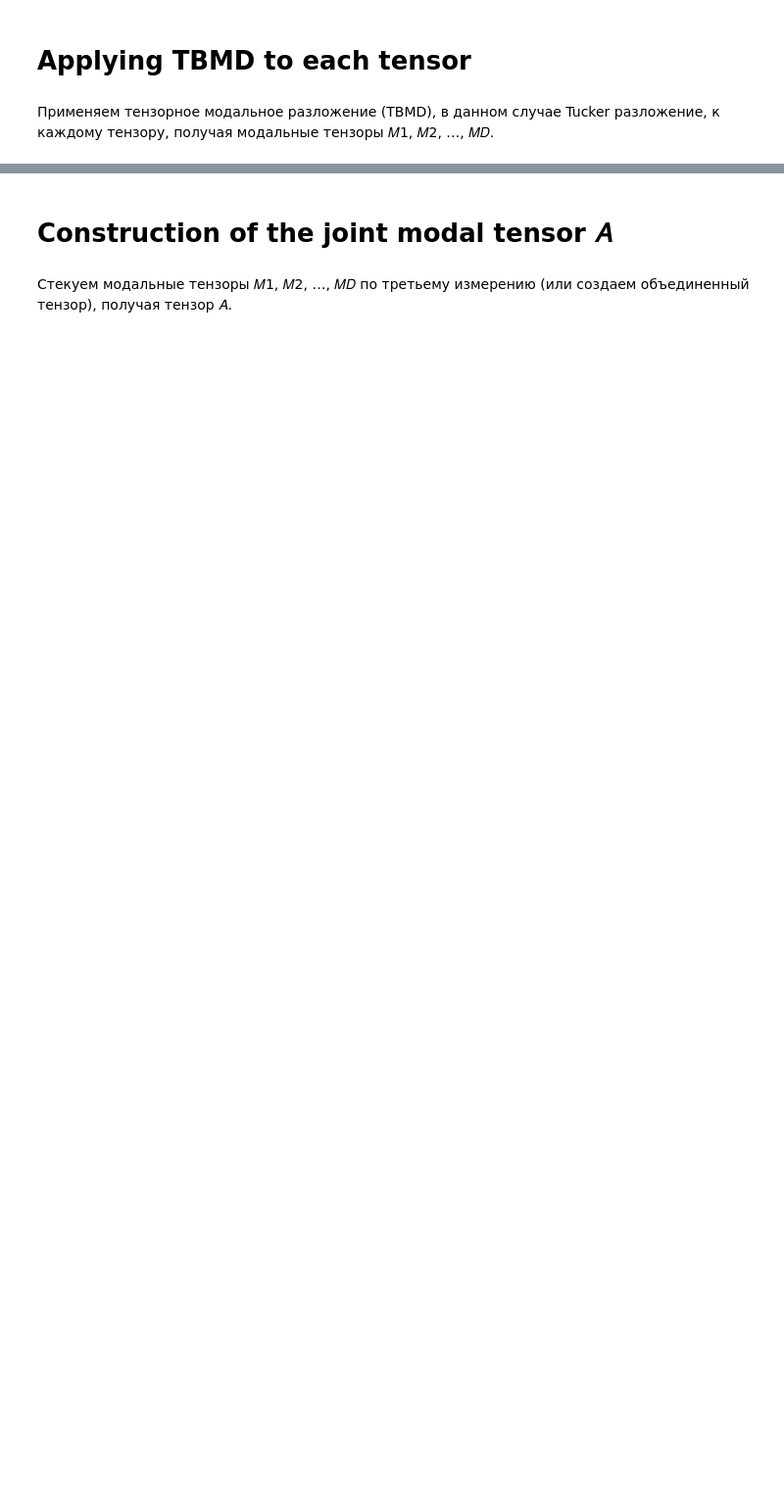
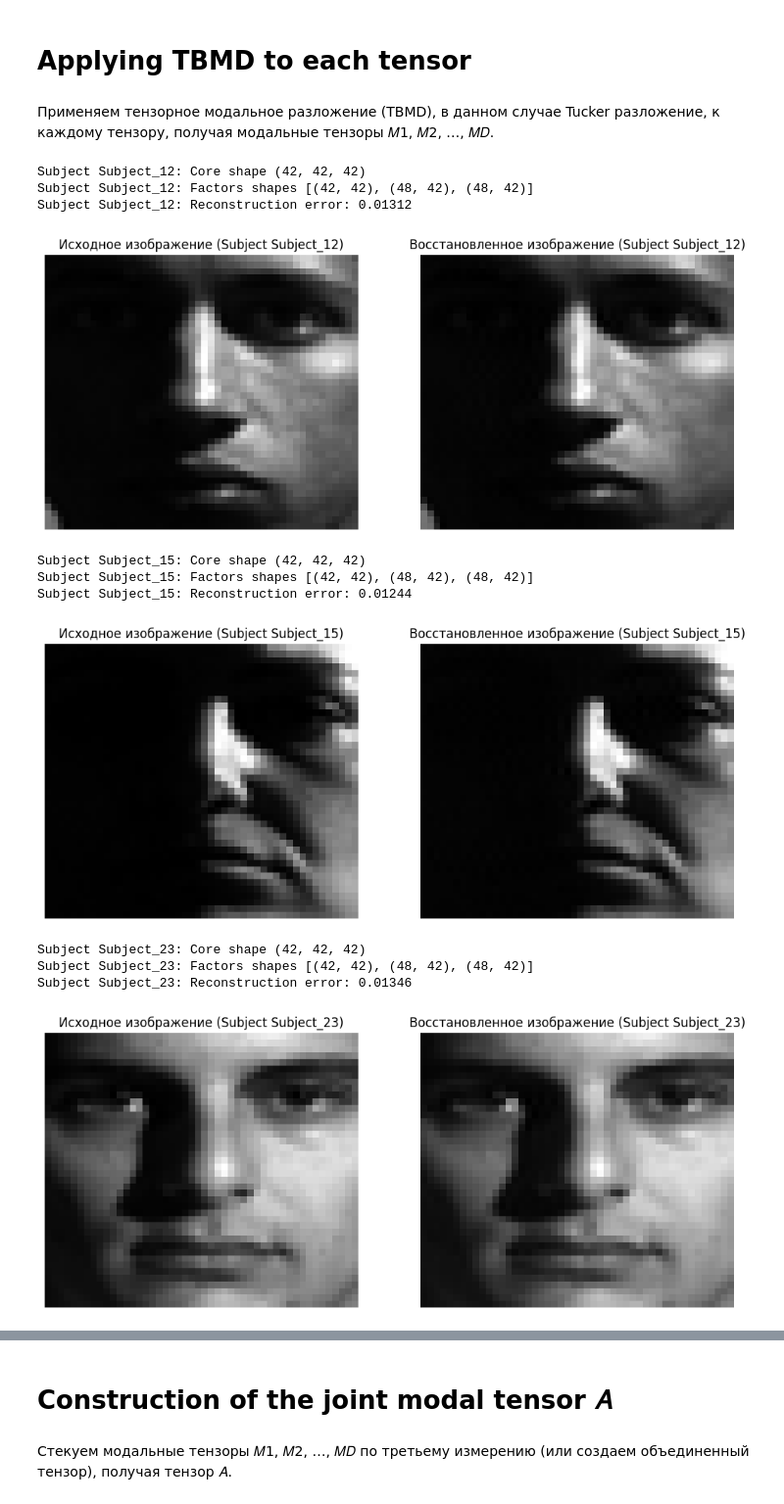
Before and after one commit to denis-samatov/tensor-based_modal_decomposition_method, a Jupyter notebook: algorithm/pipline.ipynb, the cells around one changed output, grey strips where cells are left out. Shown at 98% size. Cells and saved outputs as stored; diff of their text form; code cells hidden in the pictures; blank space fills up the shorter version.

```diff
--- a/algorithm/pipline.ipynb
+++ b/algorithm/pipline.ipynb
@@ -72,8 +248,3 @@ X_tensor = np.random.rand(I, J, K)
 # Applying TBMD to each tensor
 # %% [markdown]
 Применяем тензорное модальное разложение (TBMD), в данном случае Tucker разложение, к каждому тензору, получая модальные тензоры 𝑀1, 𝑀2, …, 𝑀𝐷.
-# %%
-epsilon = 1e-5
-ranks = [min(I, J, K) for _ in range(3)]
-
-G_hat, factors = tucker(X_tensor, rank=ranks, tol=epsilon, random_state=SEED)
@@ -79,0 +268,65 @@ G_hat, factors = tucker(X_tensor, rank=ranks, tol=epsilon, random_state=SEED)
+# %%
+# Параметры
+epsilon = 1e-2  # Порог сходимости
+
+# Словари для хранения ядер и факторов
+cores_by_subject = {}
+factors_by_subject = {}
+reconstruction_errors = {}
+
+# Рассчет точности восстановления и отображение примеров
+for subject, tensor in tensors_by_subject.items():
+    # Определение рангов для Tucker-декомпозиции
+    ranks = [min(tensor.shape)] * len(tensor.shape)
+
+    # Выполнение Tucker-декомпозиции
+    core, factors = tucker(tensor, rank=ranks, tol=epsilon, random_state=SEED)
+    reconstructed_tensor = tucker_to_tensor((core, factors))
+
+    # Подсчет ошибки восстановления
+    reconstruction_error = np.linalg.norm(tensor - reconstructed_tensor) / np.linalg.norm(tensor)
+    reconstruction_errors[subject] = reconstruction_error
+
+    # Сохранение ядра и факторов
+    cores_by_subject[subject] = core
+    factors_by_subject[subject] = factors
+
+    # Вывод формы ядра и факторов
+    print(f"Subject {subject}: Core shape {core.shape}")
+    print(f"Subject {subject}: Factors shapes {[f.shape for f in factors]}")
+    print(f"Subject {subject}: Reconstruction error: {reconstruction_error:.5f}")
+
+    # Визуализация примера для текущего субъекта
+    plt.figure(figsize=(12, 6))
+
+    # Исходное изображение
+    plt.subplot(1, 2, 1)
+    plt.imshow(tensor[:, :, tensor.shape[-1] // 2], cmap="gray")
+    plt.title(f"Исходное изображение (Subject {subject})")
+    plt.axis("off")
+
+    # Восстановленное изображение
+    plt.subplot(1, 2, 2)
+    plt.imshow(reconstructed_tensor[:, :, tensor.shape[-1] // 2], cmap="gray")
+    plt.title(f"Восстановленное изображение (Subject {subject})")
+    plt.axis("off")
+
+    plt.show()
+
+# Вывод общих ошибок восстановления
+print("\nСводка ошибок восстановления:")
+for subject, error in reconstruction_errors.items():
+    print(f"Subject {subject}: Reconstruction error: {error:.5f}")
+# %% [output]
+Subject Subject_12: Core shape (42, 42, 42)
+Subject Subject_12: Factors shapes [(42, 42), (48, 42), (48, 42)]
+Subject Subject_12: Reconstruction error: 0.01312
+[figure, added]
+Subject Subject_15: Core shape (42, 42, 42)
+Subject Subject_15: Factors shapes [(42, 42), (48, 42), (48, 42)]
+Subject Subject_15: Reconstruction error: 0.01244
+[figure, added]
+Subject Subject_23: Core shape (42, 42, 42)
+Subject Subject_23: Factors shapes [(42, 42), (48, 42), (48, 42)]
+Subject Subject_23: Reconstruction error: 0.01346
+[figure, added]
```
Also changed, not shown: parts of 34 cells of this notebook, 6 other files.
